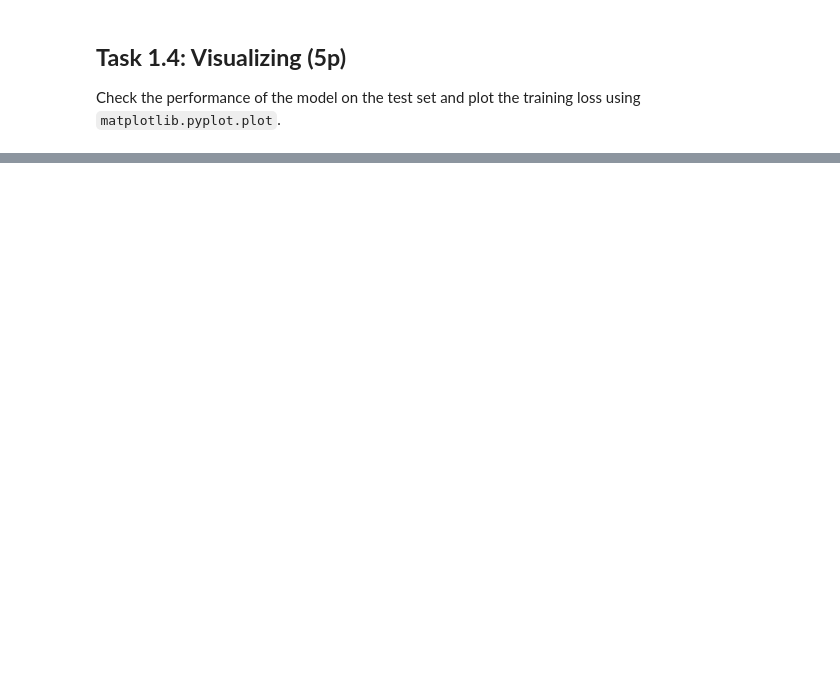
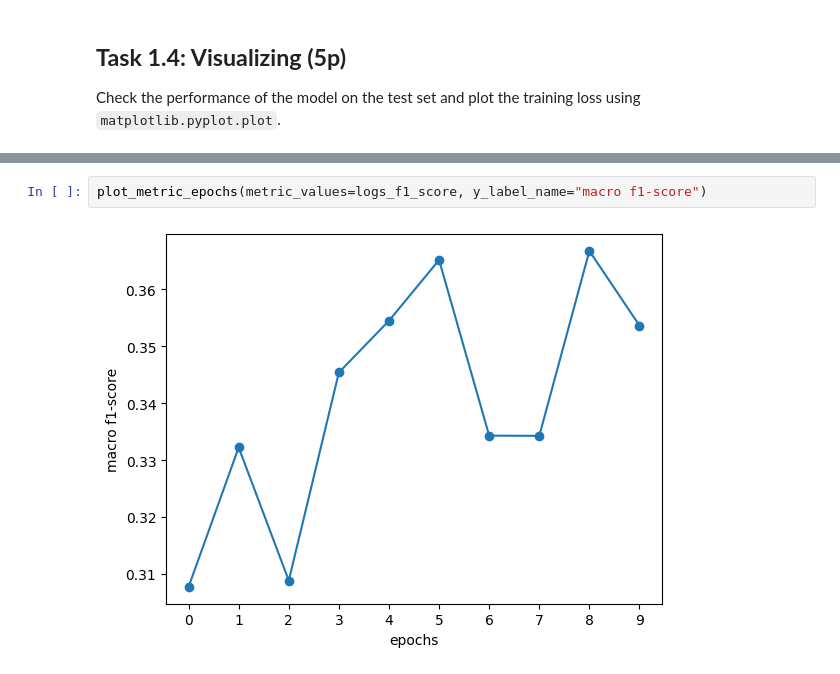
Before and after one commit to dissgod99/Deep-Learning-4-NLP-SS2023, a Jupyter notebook: HW3/DL4NLP_03.ipynb, the cells around one changed output, grey strips where cells are left out. Drawn from its saved outputs; the diff is of its cells as text; blank space fills up the shorter version.

```diff
--- a/HW3/DL4NLP_03.ipynb
+++ b/HW3/DL4NLP_03.ipynb
@@ -456,0 +527,4 @@ with torch.no_grad():
+# %%
+plot_metric_epochs(metric_values=logs_f1_score, y_label_name="macro f1-score")
+# %% [output]
+[figure, added]
```
Also changed, not shown: parts of 10 cells of this notebook.
